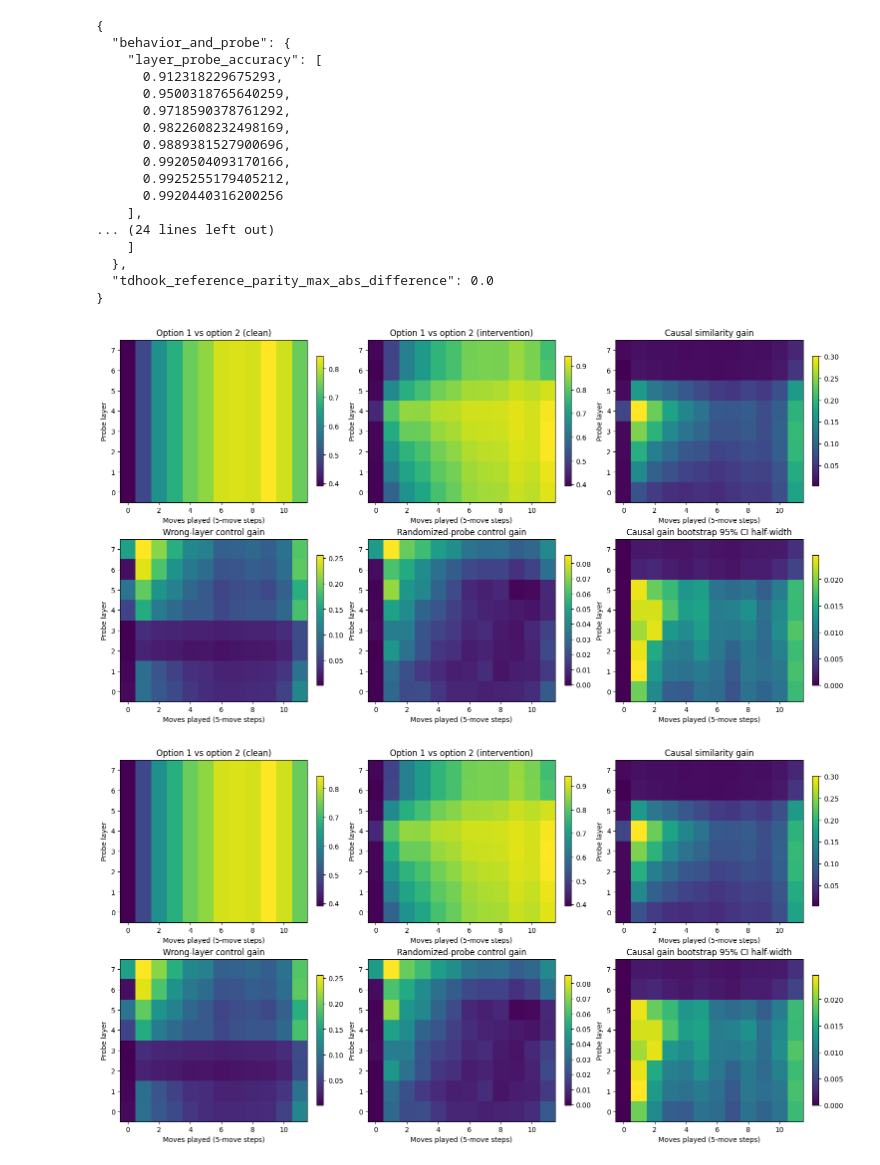
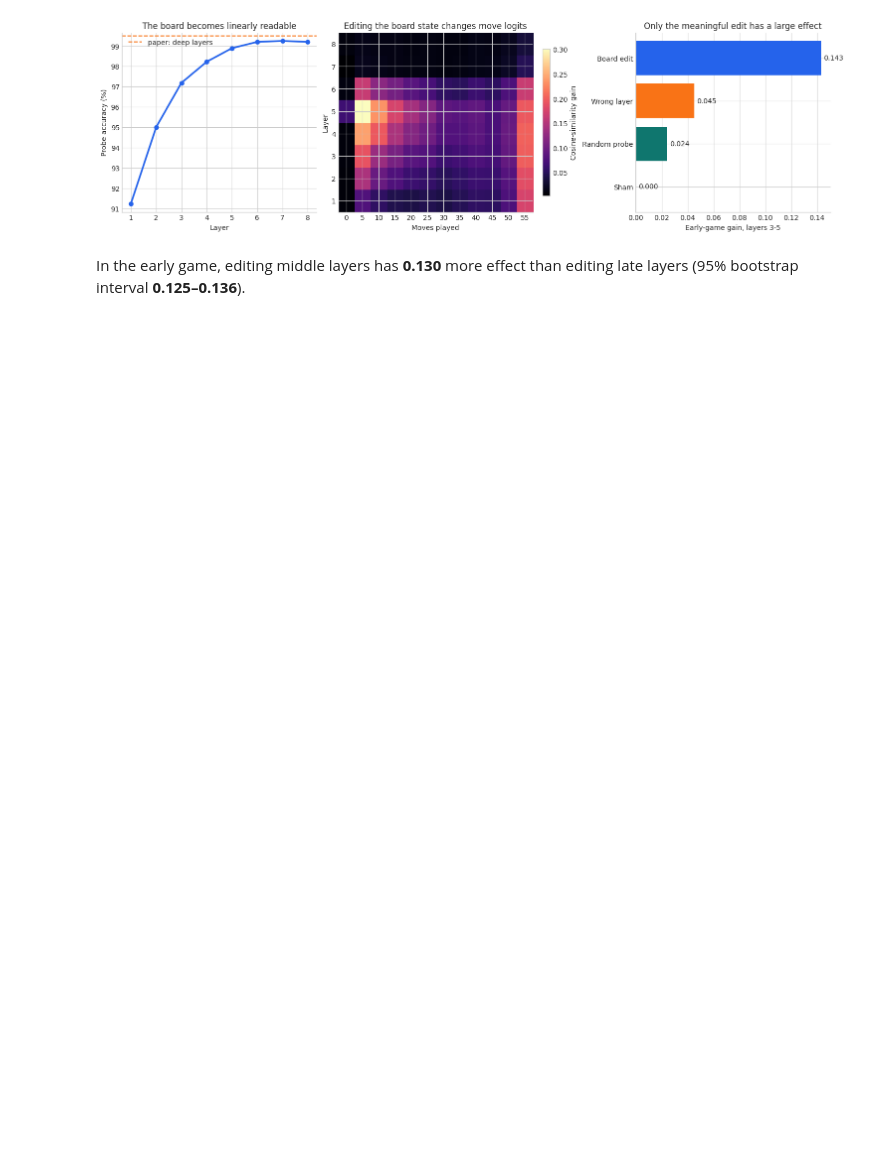
Before and after one commit to Xmaster6y/tdhook, a Jupyter notebook: docs/source/notebooks/tutorials/othello-research-reproduction.ipynb, the cells around one changed output. Drawn from its saved outputs; the diff is of its cells as text; code cells hidden in the pictures; blank space fills up the shorter version.

Commit message:
Turn reproduction notebooks into visual demos

```diff
--- a/docs/source/notebooks/tutorials/othello-research-reproduction.ipynb
+++ b/docs/source/notebooks/tutorials/othello-research-reproduction.ipynb
@@ -12,15 +12,17 @@ The model, probes, and game sequences are loaded from fixed public revisions. CU
 from __future__ import annotations
 
 import importlib.util
-import json
 import sys
 import types
 import urllib.request
 from pathlib import Path
 
+import matplotlib.pyplot as plt
 import numpy as np
 import torch
 from huggingface_hub import hf_hub_download
+from IPython.display import Markdown, display
+from matplotlib.colors import ListedColormap
 from torch.nn import functional as F
 from transformer_lens import HookedTransformer, HookedTransformerConfig
 
@@ -47,7 +49,7 @@ ASSETS = {
 }
 
 
-def fetch(name: str) -> Path:
+def fetch(name):
     path = CACHE / name
     if not path.exists():
         urllib.request.urlretrieve(ASSETS[name], path)
@@ -63,4 +65,3 @@ model_path = Path(
         token=False,
     )
 )
-print({"othello_revision": OTHELLO_REVISION, "hf_revision": HF_REVISION})
@@ -263,46 +255,26 @@ The released Figure 4 experiment maps option 2's activation toward the board dec
 # %%
 from othello_figure4 import plot_figure4_reproduction, run_figure4_reproduction
 
-figure4_artifact = run_figure4_reproduction(
+figure4 = run_figure4_reproduction(
     cache=CACHE,
     games_int=games_int.detach().cpu().numpy(),
     games_string=games_string,
     othello=othello,
-    output_path=Path("../assets/othello-figure4-results.json"),
     number_games=50,
     seed=44,
 )
-print(
-    json.dumps(
-        {
-            "behavior_and_probe": figure4_artifact["behavior_and_probe"],
-            "ordering": figure4_artifact["ordering"],
-            "tdhook_reference_parity_max_abs_difference": (
-                figure4_artifact["tdhook_reference_parity_max_abs_difference"]
-            ),
-        },
-        indent=2,
+plot_figure4_reproduction(figure4)
+plt.show()
+
+ordering = figure4["middle_over_late"]
+lower, upper = ordering["interval"]
+display(
+    Markdown(
+        f"In the early game, editing middle layers has **{ordering['mean']:.3f}** more "
+        f"effect than editing late layers (95% bootstrap interval **{lower:.3f}–{upper:.3f}**)."
     )
 )
-plot_figure4_reproduction(figure4_artifact)
 # %% [output]
-{
-  "behavior_and_probe": {
-    "layer_probe_accuracy": [
-      0.912318229675293,
-      0.9500318765640259,
-      0.9718590378761292,
-      0.9822608232498169,
-      0.9889381527900696,
-      0.9920504093170166,
-      0.9925255179405212,
-      0.9920440316200256
-    ],
-... (24 lines left out)
-    ]
-  },
-  "tdhook_reference_parity_max_abs_difference": 0.0
-}
-[figure, old version]
+[figure, new version]
-[figure, removed]
+In the early game, editing middle layers has **0.130** more effect than editing late layers (95% bootstrap interval **0.125–0.136**).
 # %% [markdown]
```
Also changed, not shown: parts of 10 cells of this notebook, 10 other files.
